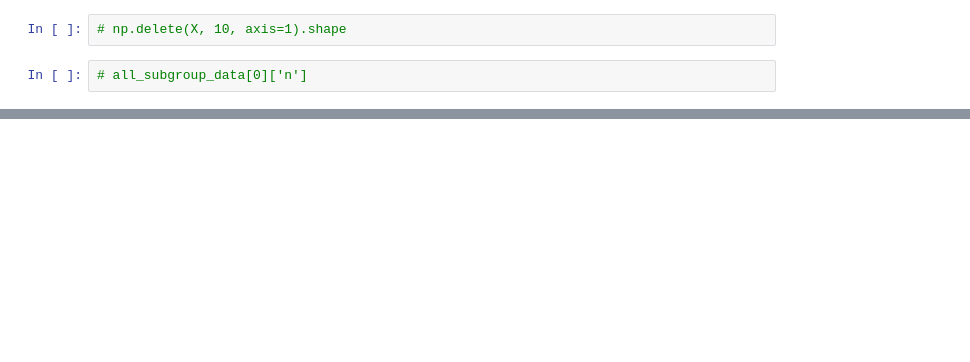
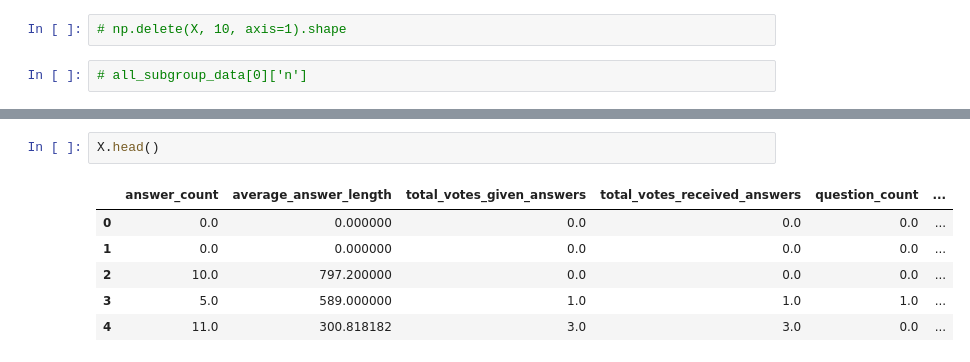
Before and after one commit to sarthyparty/algofair, a Jupyter notebook: subgroup_fairness.ipynb, the cells around one changed output, grey strips where cells are left out. Saved outputs shown, nothing was run; the diff lists cells and outputs as text; blank space fills up the shorter version.

```diff
--- a/subgroup_fairness.ipynb
+++ b/subgroup_fairness.ipynb
@@ -297,0 +461,9 @@ with open(csv_file, 'w', newline='') as csvfile:
+# %%
+X.head()
+# %% [output]
+|  | answer_count | average_answer_length | total_votes_given_answers | total_votes_received_answers | question_count | ... |
+| 0 | 0.0 | 0.000000 | 0.0 | 0.0 | 0.0 | ... |
+| 1 | 0.0 | 0.000000 | 0.0 | 0.0 | 0.0 | ... |
+| 2 | 10.0 | 797.200000 | 0.0 | 0.0 | 0.0 | ... |
+| 3 | 5.0 | 589.000000 | 1.0 | 1.0 | 1.0 | ... |
+| 4 | 11.0 | 300.818182 | 3.0 | 3.0 | 0.0 | ... |
```
Also changed, not shown: parts of 17 cells of this notebook, 5 other files.
